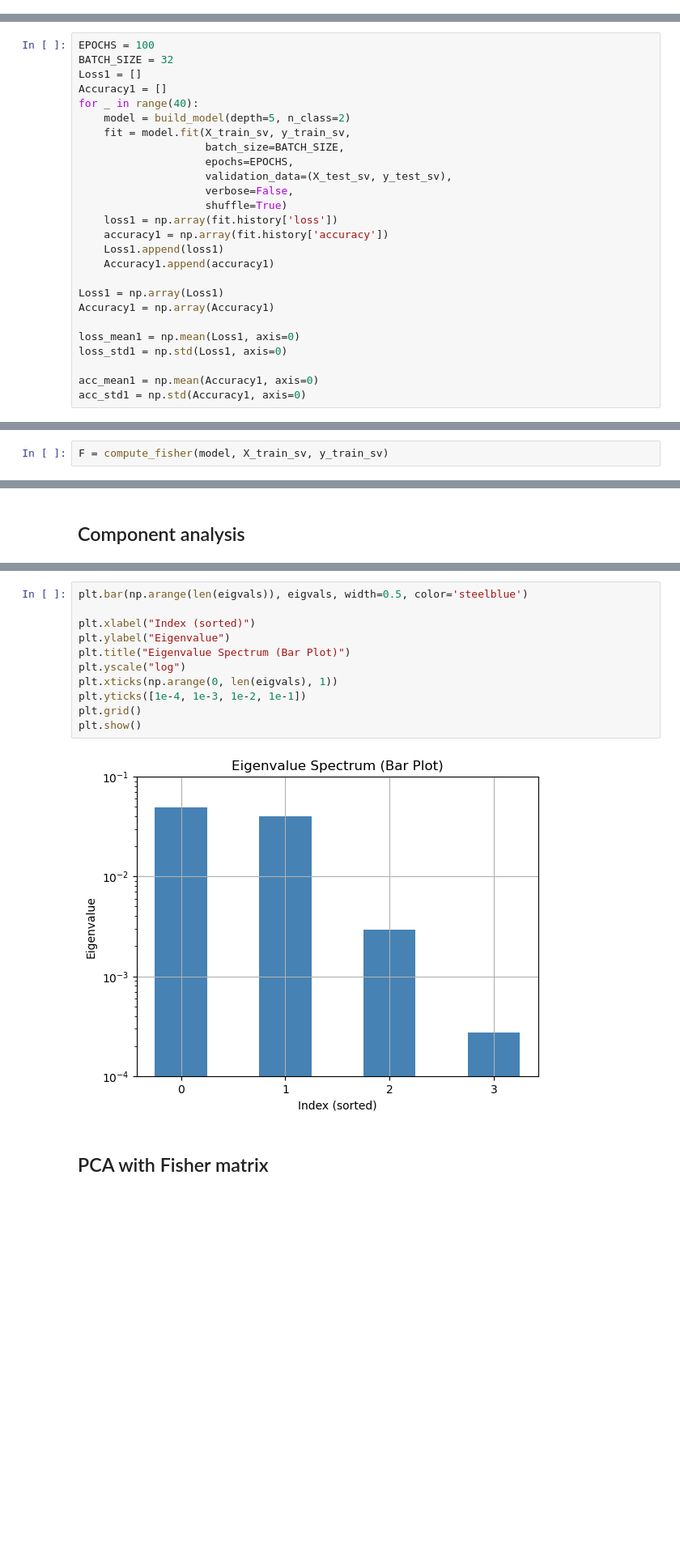
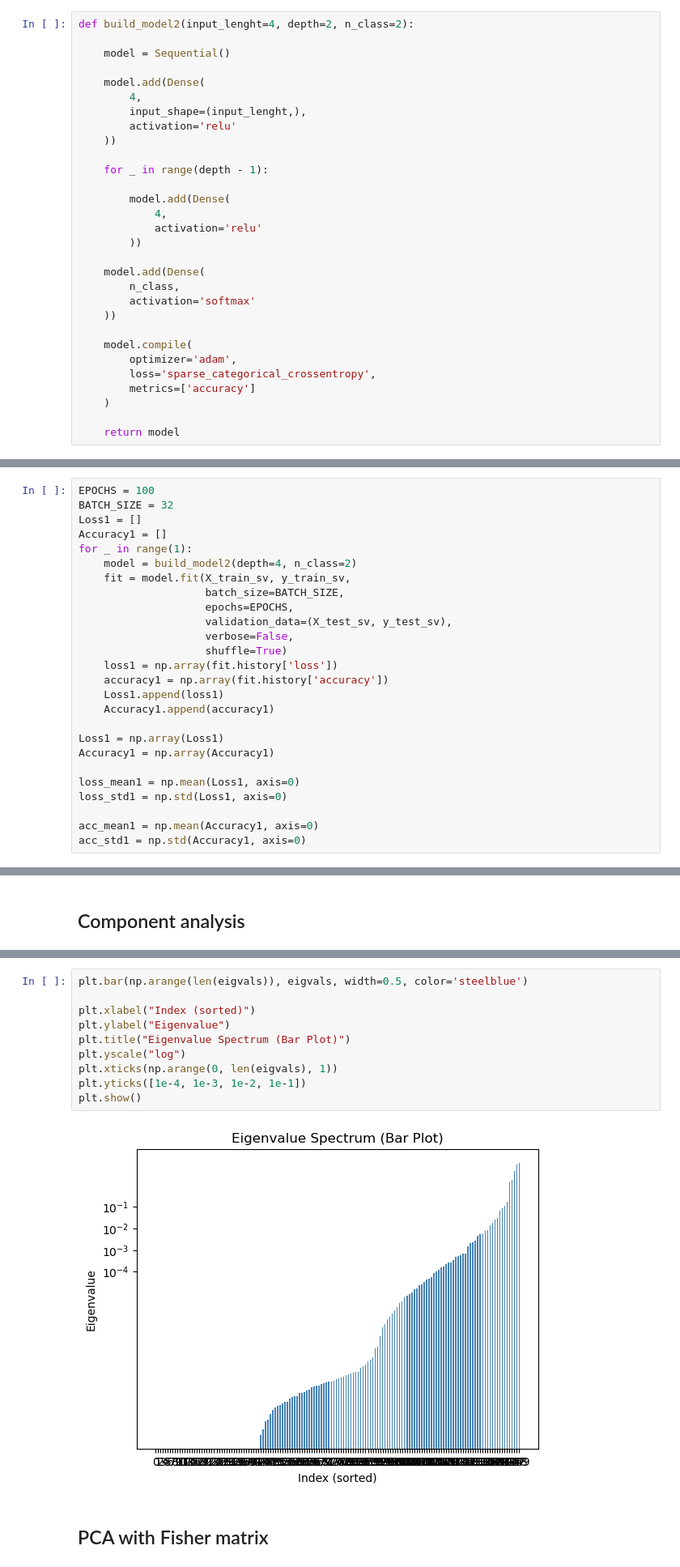
Before and after one commit to FrancescoPeron/LCP_B, a Jupyter notebook: Project/Fisher_analysis_standard.ipynb, the cells around one changed output, grey strips where cells are left out. Shown at 81% size. Cells and saved outputs as stored; diff of their text form; blank space fills up the shorter version.

Commit message:
analisi fisher info standard

```diff
--- a/Project/Fisher_analysis_standard.ipynb
+++ b/Project/Fisher_analysis_standard.ipynb
@@ -47,6 +41,36 @@ def build_model(input_lenght=4, depth=5, n_class=2):
                   metrics=['accuracy'])
 
     return model
+# %%
+def build_model2(input_lenght=4, depth=2, n_class=2):
+
+    model = Sequential()
+
+    model.add(Dense(
+        4,
+        input_shape=(input_lenght,),
+        activation='relu'
+    ))
+
+    for _ in range(depth - 1):
+
+        model.add(Dense(
+            4,
+            activation='relu'
+        ))
+
+    model.add(Dense(
+        n_class,
+        activation='softmax'
+    ))
+
+    model.compile(
+        optimizer='adam',
+        loss='sparse_categorical_crossentropy',
+        metrics=['accuracy']
+    )
+
+    return model
 # %%
 iris = load_iris()
 
@@ -69,8 +93,8 @@ EPOCHS = 100
 BATCH_SIZE = 32
 Loss1 = []
 Accuracy1 = []
-for _ in range(40):
-    model = build_model(depth=5, n_class=2)
+for _ in range(1):
+    model = build_model2(depth=4, n_class=2)
     fit = model.fit(X_train_sv, y_train_sv,
                     batch_size=BATCH_SIZE,
                     epochs=EPOCHS,
@@ -150,2 +204,0 @@ def compute_fisher(model, X, y):
-# %%
-F = compute_fisher(model, X_train_sv, y_train_sv)
@@ -200,16 +259,15 @@ Information in eigenvalue 3: 0.00
 # %%
 plt.bar(np.arange(len(eigvals)), eigvals, width=0.5, color='steelblue')
 
 plt.xlabel("Index (sorted)")
 plt.ylabel("Eigenvalue")
 plt.title("Eigenvalue Spectrum (Bar Plot)")
 plt.yscale("log")
 plt.xticks(np.arange(0, len(eigvals), 1))
 plt.yticks([1e-4, 1e-3, 1e-2, 1e-1])
-plt.grid()
 plt.show()
 # %% [output]
-[figure, old version]
+[figure, new version]
 # %% [markdown]
 ## PCA with Fisher matrix
 # %% [markdown]
```
Also changed, not shown: parts of 9 cells of this notebook.
